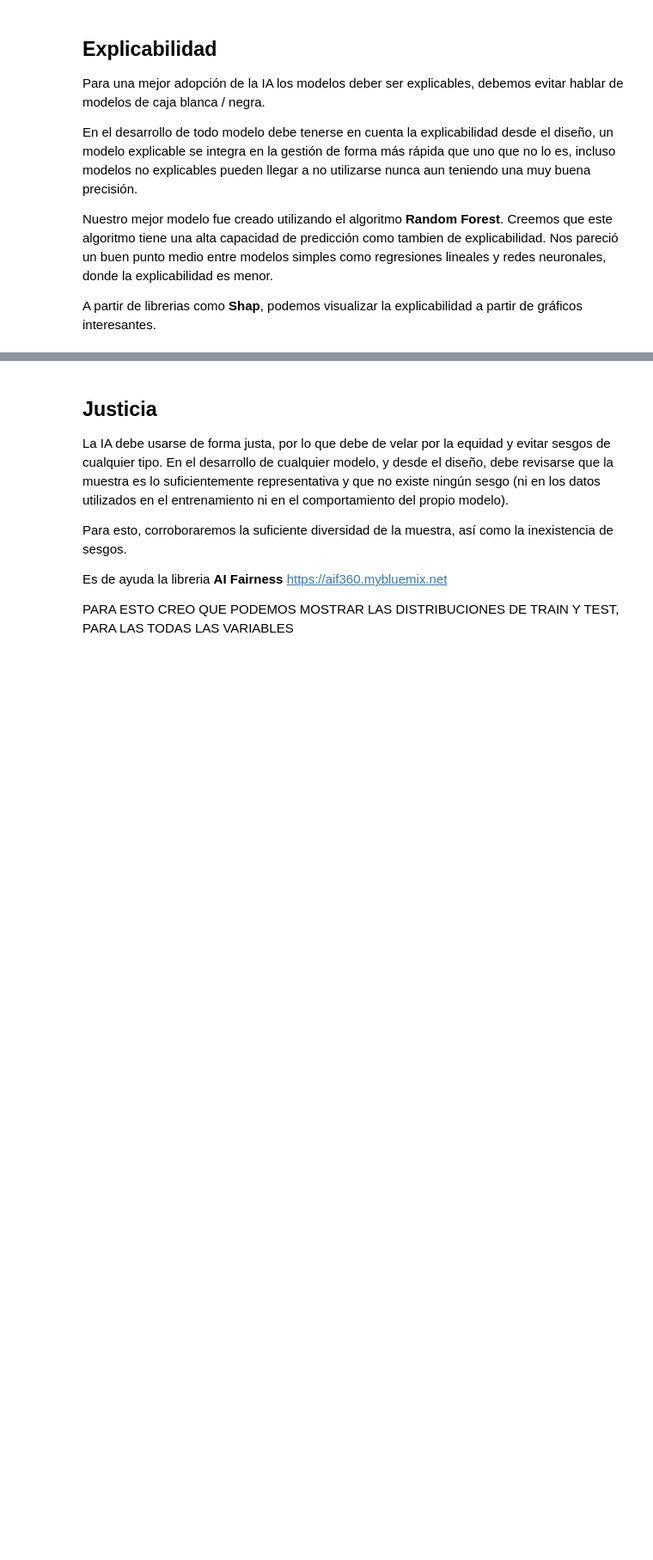
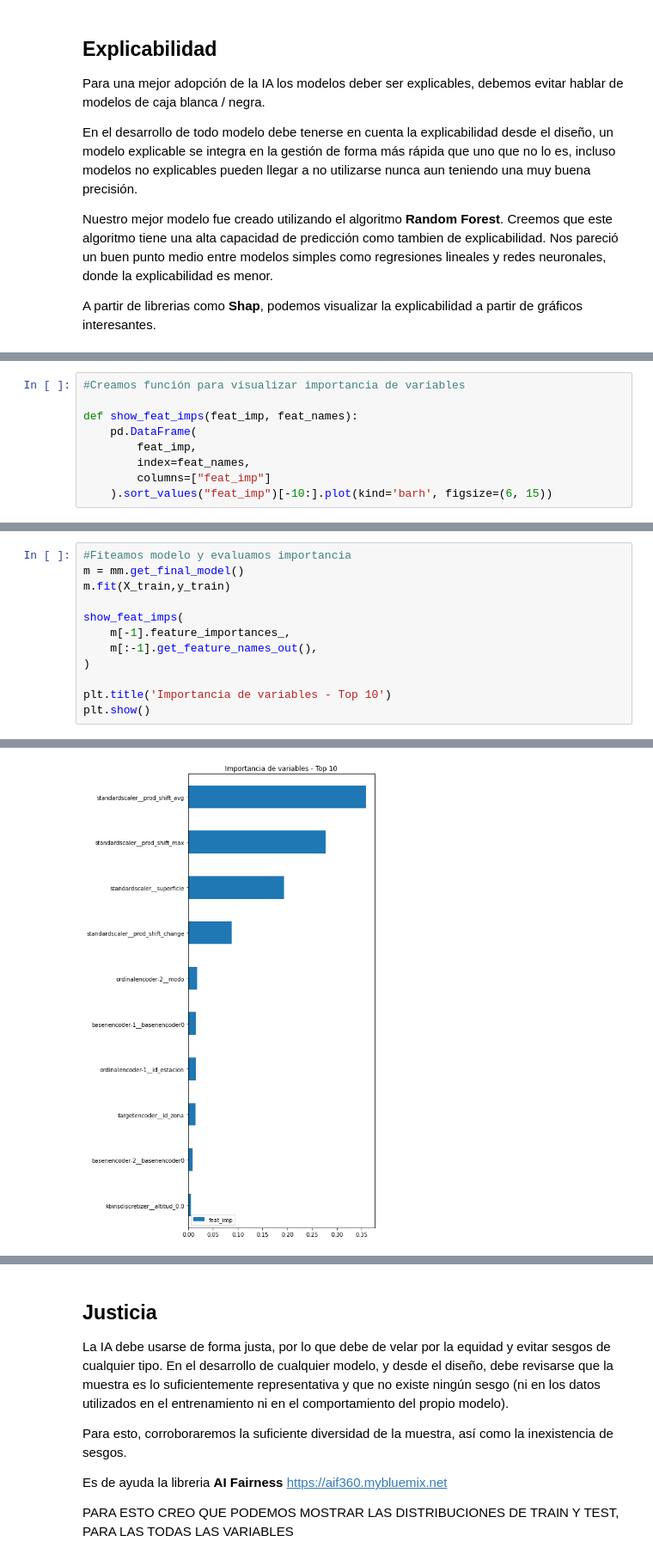
Before and after one commit to vitostamatti/datathon-cajamar-malbecs, a Jupyter notebook: notebooks/03-Modelizacion-responsable.ipynb, the cells around one changed output, grey strips where cells are left out. Shown at 86% size. Drawn from its saved outputs; the diff is of its cells as text; blank space fills up the shorter version.

```diff
--- a/notebooks/03-Modelizacion-responsable.ipynb
+++ b/notebooks/03-Modelizacion-responsable.ipynb
@@ -30,0 +96,9 @@ EXPLICAR COMO SE CALCULA Y CUALES SON LAS MAS IMPORTNATES
+# %%
+#Creamos función para visualizar importancia de variables
+
+def show_feat_imps(feat_imp, feat_names):
+    pd.DataFrame(
+        feat_imp,
+        index=feat_names,
+        columns=["feat_imp"]
+    ).sort_values("feat_imp")[-10:].plot(kind='barh', figsize=(6, 15))
@@ -30,0 +122,13 @@ EXPLICAR COMO SE CALCULA Y CUALES SON LAS MAS IMPORTNATES
+# %%
+#Fiteamos modelo y evaluamos importancia
+m = mm.get_final_model()
+m.fit(X_train,y_train)
+
+show_feat_imps(
+    m[-1].feature_importances_,
+    m[:-1].get_feature_names_out(),
+)
+
+plt.title('Importancia de variables - Top 10')
+plt.show()
+# %% [output]
@@ -30,0 +138 @@ EXPLICAR COMO SE CALCULA Y CUALES SON LAS MAS IMPORTNATES
+[figure, added]
```
Also changed, not shown: parts of 45 cells of this notebook.
